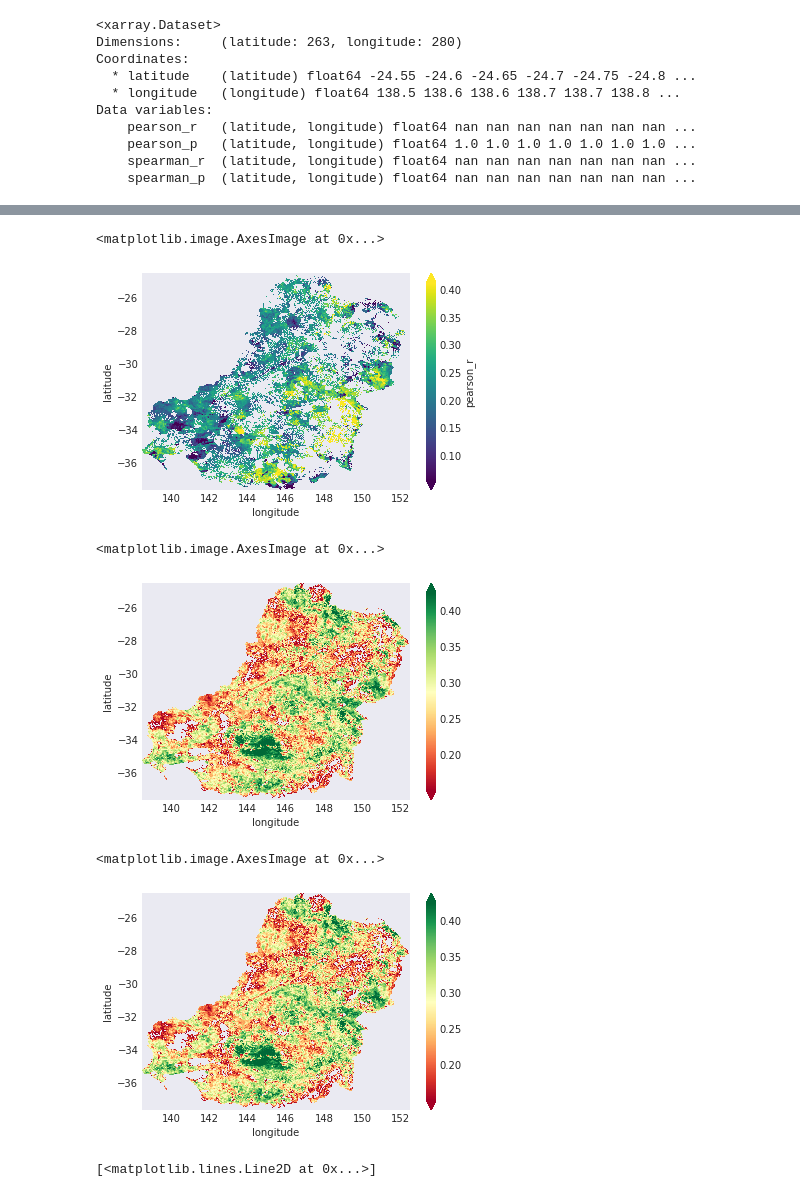
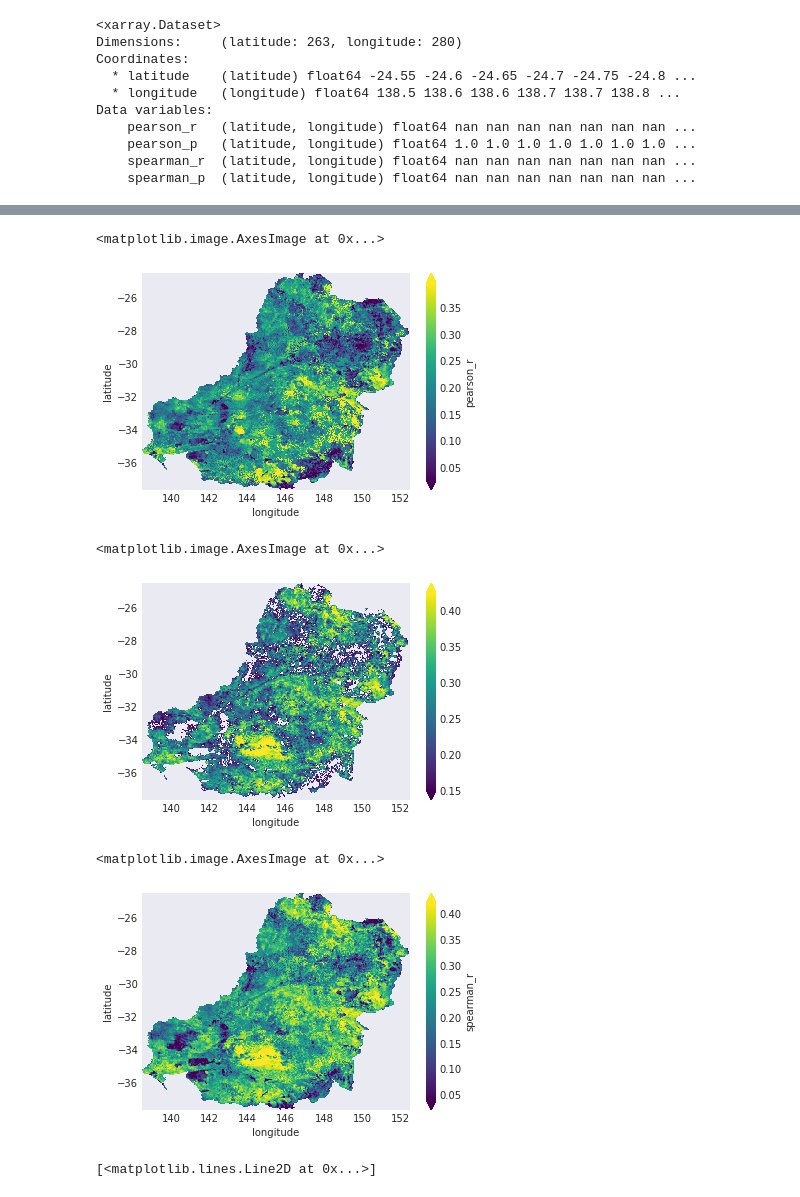
Before and after one commit to ozewex/team-drip, a Jupyter notebook: notebooks/sl/9.Spatial_temporal_correlation_between_EVI_and_SPI_1M.ipynb, the cells around one changed output, grey strips where cells are left out. Drawn from its saved outputs; the diff is of its cells as text; code cells hidden in the pictures.

```diff
--- a/notebooks/sl/9.Spatial_temporal_correlation_between_EVI_and_SPI_1M.ipynb
+++ b/notebooks/sl/9.Spatial_temporal_correlation_between_EVI_and_SPI_1M.ipynb
@@ -178,16 +69,16 @@ for lat in anomalies_EVI.latitude:
     lonout = []
     latout.append(lonout)
     for lon in anomalies_EVI.longitude:
-        val = pearsonr(
-            anomalies_EVI.sel(latitude=lat, longitude=lon),
-            spi_1M_sub.sel(latitude=lat, longitude=lon)
-        )
+        EVI = anomalies_EVI.sel(latitude=lat, longitude=lon)
+        SPI = spi_1M_sub.sel(latitude=lat, longitude=lon)
+        mask = ~np.isinf(SPI)
+        subset_EVI= EVI.where(mask, drop=True)
+        subset_SPI= SPI.where(mask, drop=True)
+
+        val = pearsonr(subset_EVI,subset_SPI)
         try:
             # Spearman's R can fail for some values
-            val += spearmanr(
-                anomalies_EVI.sel(latitude=lat, longitude=lon),
-                spi_1M_sub.sel(latitude=lat, longitude=lon)
-            )
+            val += spearmanr(subset_EVI,subset_SPI)
         except ValueError:
             val += (np.nan, np.nan)
         lonout.append(val)
@@ -224,17 +115,17 @@ corr_1M.pearson_r.where(corr_1M.pearson_p < 0.05).plot.imshow(robust=True)
 corr_1M.pearson_r.plot.imshow(robust=True)
 # %% [output]
 <matplotlib.image.AxesImage at 0x...>
-[figure, old version]
+[figure, new version]
 # %%
-corr_1M.spearman_r.where(corr_1M.spearman_p < SIGNIFICANT).plot.imshow(robust=True, cmap='RdYlGn')
+corr_1M.spearman_r.where(corr_1M.spearman_p < SIGNIFICANT).plot.imshow(robust=True)
 # %% [output]
 <matplotlib.image.AxesImage at 0x...>
-[figure, old version]
+[figure, new version]
 # %%
-corr_1M.spearman_r.where(corr_1M.spearman_p < SIGNIFICANT).plot.imshow(robust=True, cmap='RdYlGn')
+corr_1M.spearman_r.plot.imshow(robust=True)
 # %% [output]
 <matplotlib.image.AxesImage at 0x...>
-[figure, old version]
+[figure, new version]
 # %%
 # Try a few different values to see if the relationship holds
 _lat, _lon = 200, 80
```
Also changed, not shown: parts of 14 cells of this notebook, 9 other files.
